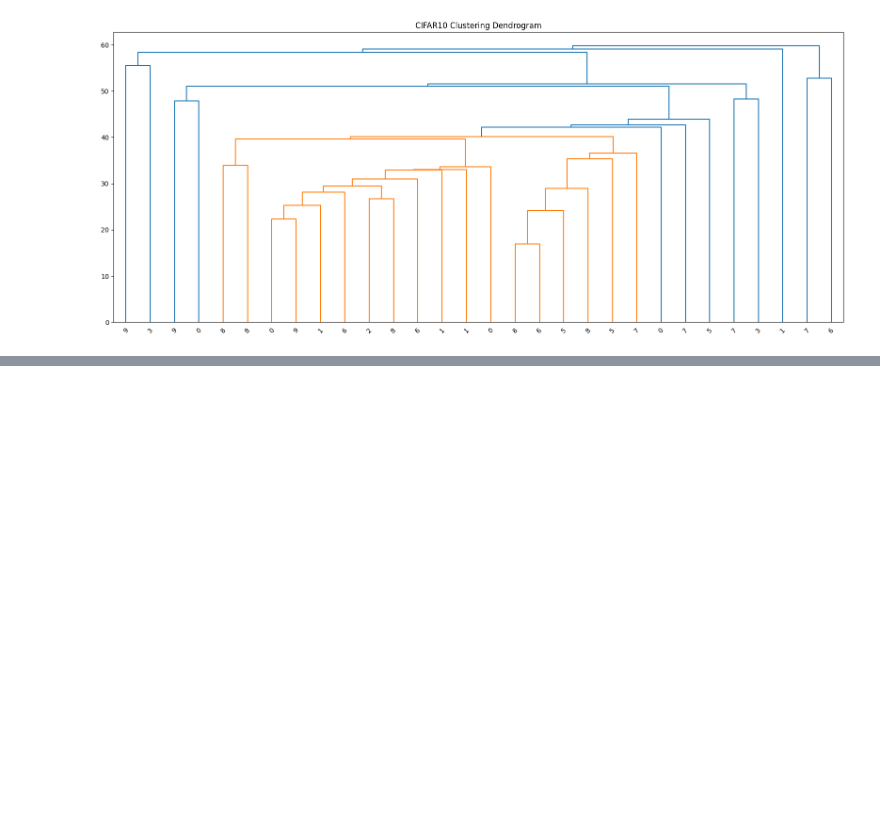
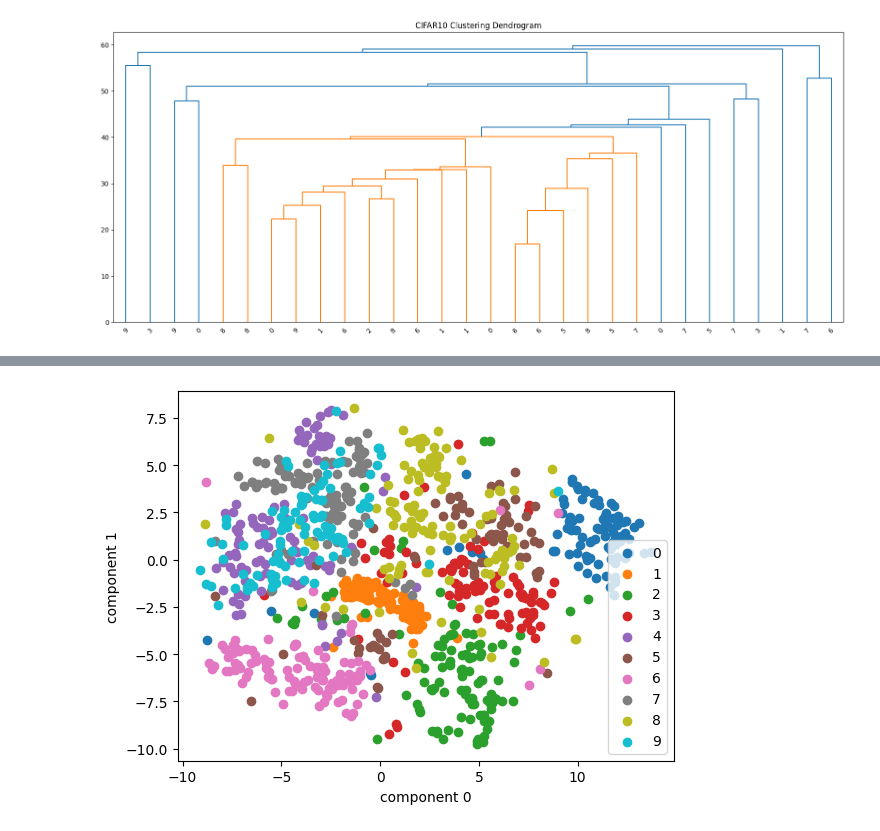
Before and after one commit to hyeonji826/AI, a Jupyter notebook: 7_비지도_학습.ipynb, the cells around one changed output, grey strips where cells are left out. Saved outputs shown, nothing was run; the diff lists cells and outputs as text; code cells hidden in the pictures; blank space fills up the shorter version.

```diff
--- a/7_비지도_학습.ipynb
+++ b/7_비지도_학습.ipynb
@@ -344,0 +425,39 @@ plt.show()
+# %%
+mnist_X, mnist_y = convert_sklearn_dataset(mnist)
+cifar10_X, cifar10_y = convert_sklearn_dataset(cifar10)
+# %%
+# 퍼플렉서티 = 유효 이웃 수. 작게 잡으면 국소 구조 강조, 크게 잡으면 전역 구조 반영이며,
+# 데이터 수와 구조에 맞춰 5–50(혹은 100) 사이에서 몇 개 값을 시험해 가장 안정적이고 해석 가능한 시각화를 고르는 것이 가장 안전
+
+# 초기값을 random이나 PCA로 잡을 수 있음 -> 초기값 설정이 관건
+tsne_random = TSNE(n_components=2, perplexity=200, init="random", random_state=2025)
+tsne_pca = TSNE(n_components=2, perplexity=200, init="pca", random_state=2025)
+# %%
+np.random.seed(2025)
+# 전체가 너무 많으니까 1000개만 뽑아서 idx 확인
+mnist_idx = np.random.choice(len(mnist_X), 1000, replace=False)
+cifar10_idx = np.random.choice(len(cifar10_X), 1000, replace=False)
+# %%
+# 시각화
+def plot_embedding(model, X, y, idx):
+    X_set = X[idx]
+    y_set = y[idx]
+
+    X_set = model.fit_transform(X_set)
+    class_names = set(y_set)
+
+    for i, class_name in enumerate(class_names):
+        plt.scatter(
+            X_set[y_set == class_name, 0],
+            X_set[y_set == class_name, 1],
+            color=plt.cm.tab10(i),
+            label=class_name,
+        )
+    plt.xlabel('component 0')
+    plt.ylabel('component 1')
+    plt.legend()
+    plt.show()
+# %%
+plot_embedding(tsne_random, mnist_X, mnist_y, mnist_idx)
+# %% [output]
+[figure, added]
```
Also changed, not shown: parts of 32 cells of this notebook.
